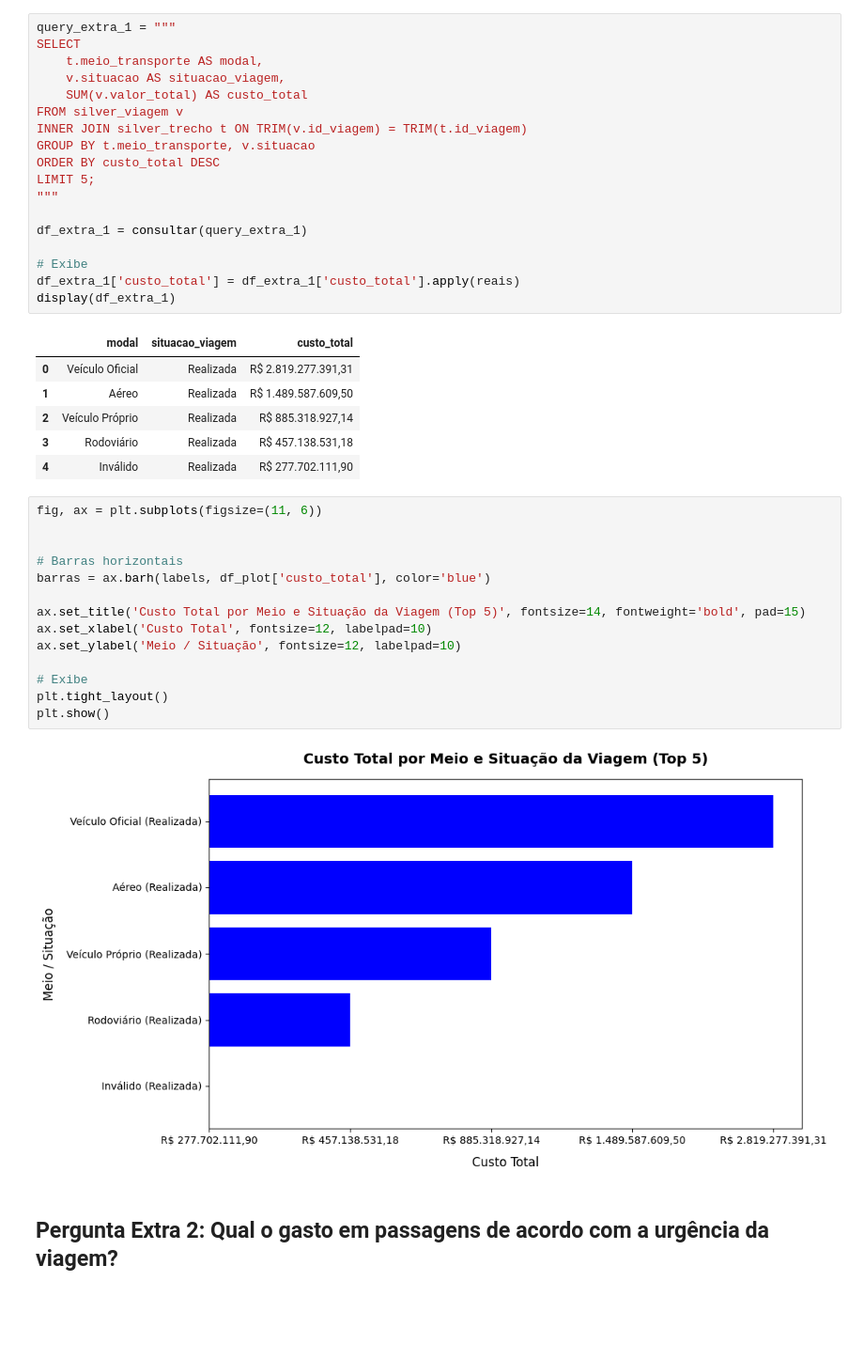
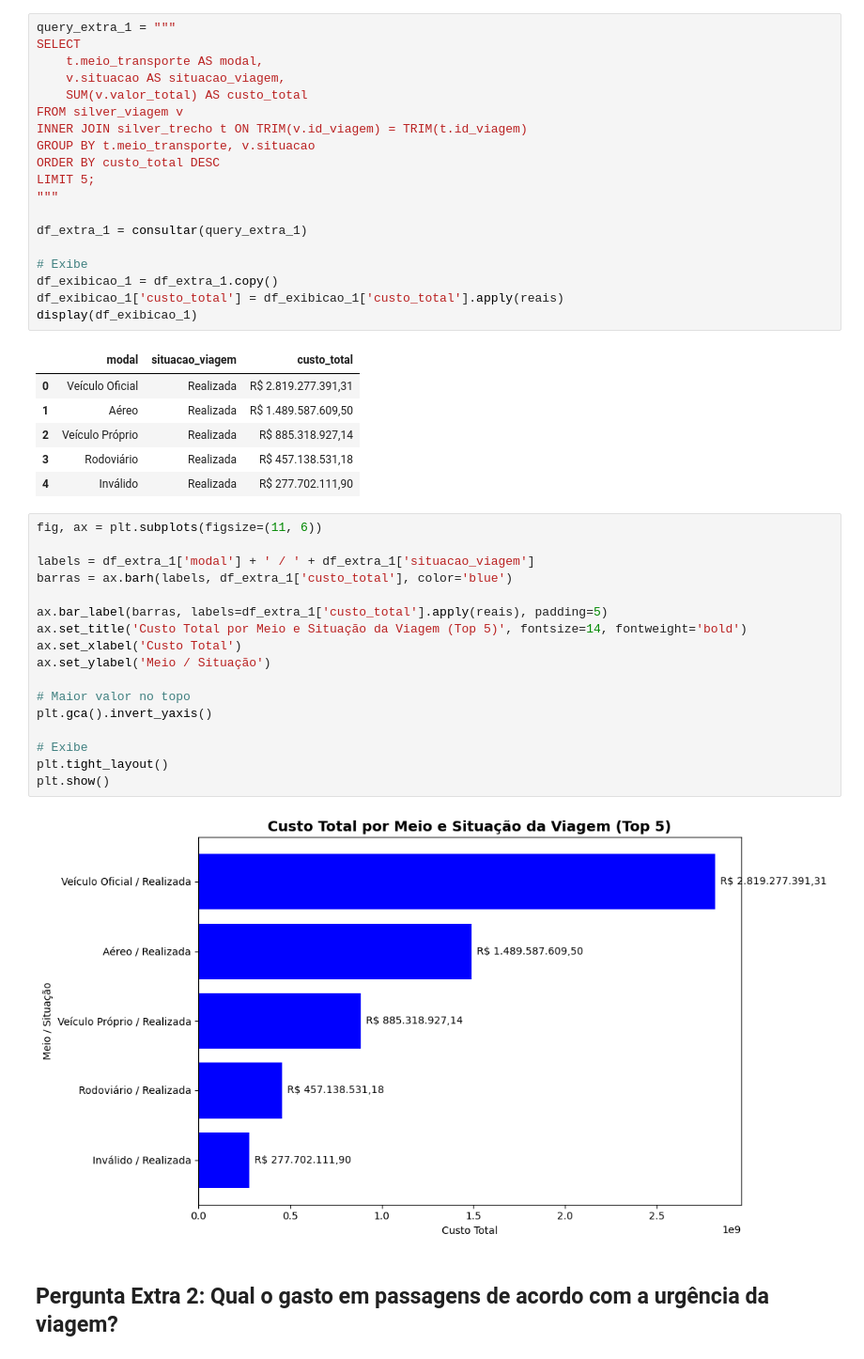
Before and after one commit to Cassio-sza/projeto_avaliativo_modulo_1_sctec, a Jupyter notebook: script/3_analise.ipynb, the cells around one changed output. Shown at 94% size. Cells and saved outputs as stored; diff of their text form; blank space fills up the shorter version.

```diff
--- a/3_analise.ipynb
+++ b/script/3_analise.ipynb
@@ -434,8 +503,9 @@ LIMIT 5;
 df_extra_1 = consultar(query_extra_1)
 
 # Exibe
-df_extra_1['custo_total'] = df_extra_1['custo_total'].apply(reais)
-display(df_extra_1)
+df_exibicao_1 = df_extra_1.copy()
+df_exibicao_1['custo_total'] = df_exibicao_1['custo_total'].apply(reais)
+display(df_exibicao_1)
 # %% [output]
 |  | modal | situacao_viagem | custo_total |
 | 0 | Veículo Oficial | Realizada | R$ 2.819.277.391,31 |
@@ -446,19 +516,22 @@ display(df_extra_1)
 # %%
 fig, ax = plt.subplots(figsize=(11, 6))
 
+labels = df_extra_1['modal'] + ' / ' + df_extra_1['situacao_viagem']
+barras = ax.barh(labels, df_extra_1['custo_total'], color='blue')
 
-# Barras horizontais
-barras = ax.barh(labels, df_plot['custo_total'], color='blue')
+ax.bar_label(barras, labels=df_extra_1['custo_total'].apply(reais), padding=5)
+ax.set_title('Custo Total por Meio e Situação da Viagem (Top 5)', fontsize=14, fontweight='bold')
+ax.set_xlabel('Custo Total')
+ax.set_ylabel('Meio / Situação')
 
-ax.set_title('Custo Total por Meio e Situação da Viagem (Top 5)', fontsize=14, fontweight='bold', pad=15)
-ax.set_xlabel('Custo Total', fontsize=12, labelpad=10)
-ax.set_ylabel('Meio / Situação', fontsize=12, labelpad=10)
+# Maior valor no topo
+plt.gca().invert_yaxis()
 
 # Exibe
 plt.tight_layout()
 plt.show()
 # %% [output]
-[figure, old version]
+[figure, new version]
 # %% [markdown]
 ## Pergunta Extra 2: Qual o gasto em passagens de acordo com a urgência da viagem?
 # %%
```
Also changed, not shown: parts of 14 cells of this notebook, 7 other files.
